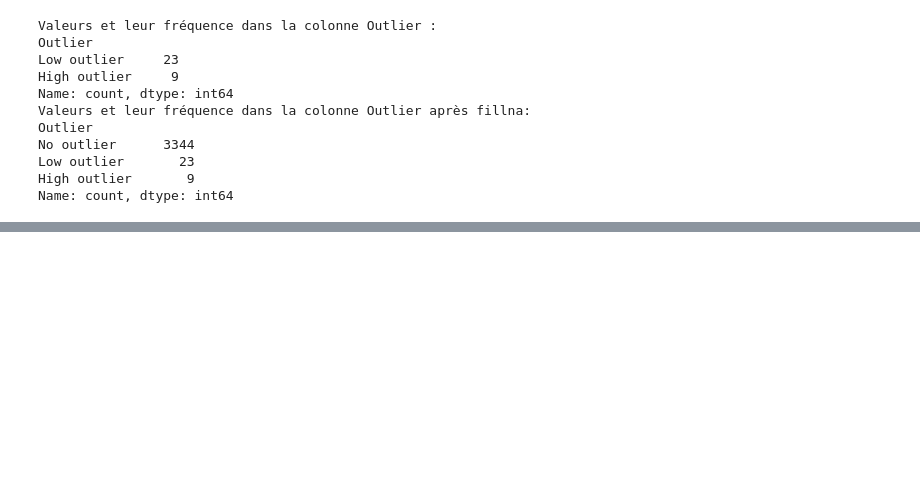
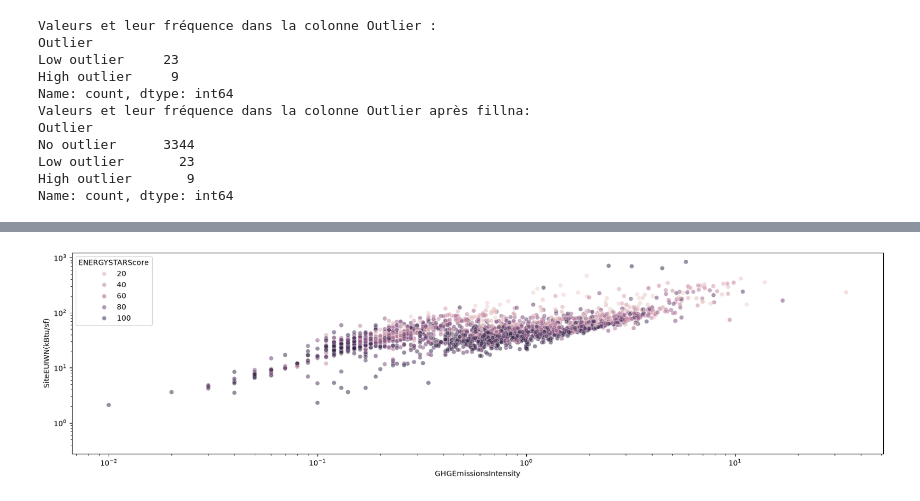
Before and after one commit to Leozmee/Seattle-Electricity-Prediction, a Jupyter notebook: analyse_exploratoire.ipynb, the cells around one changed output, grey strips where cells are left out. Cells and saved outputs as stored; diff of their text form; code cells hidden in the pictures; blank space fills up the shorter version.

```diff
--- a/analyse_exploratoire.ipynb
+++ b/analyse_exploratoire.ipynb
@@ -226,0 +245,12 @@ plt.show()
+# %%
+# visualisation du score ENERGYSTAR par rapport à l'énergie consommée et les émissions de GES
+
+plt.figure(figsize=(20, 5))
+
+sns.scatterplot(data=df, x='GHGEmissionsIntensity', y='SiteEUIWN(kBtu/sf)', hue='ENERGYSTARScore',alpha=0.5)
+plt.xscale('log')
+plt.yscale('log')
+
+plt.show()
+# %% [output]
+[figure, added]
```
Also changed, not shown: parts of 4 cells of this notebook.
